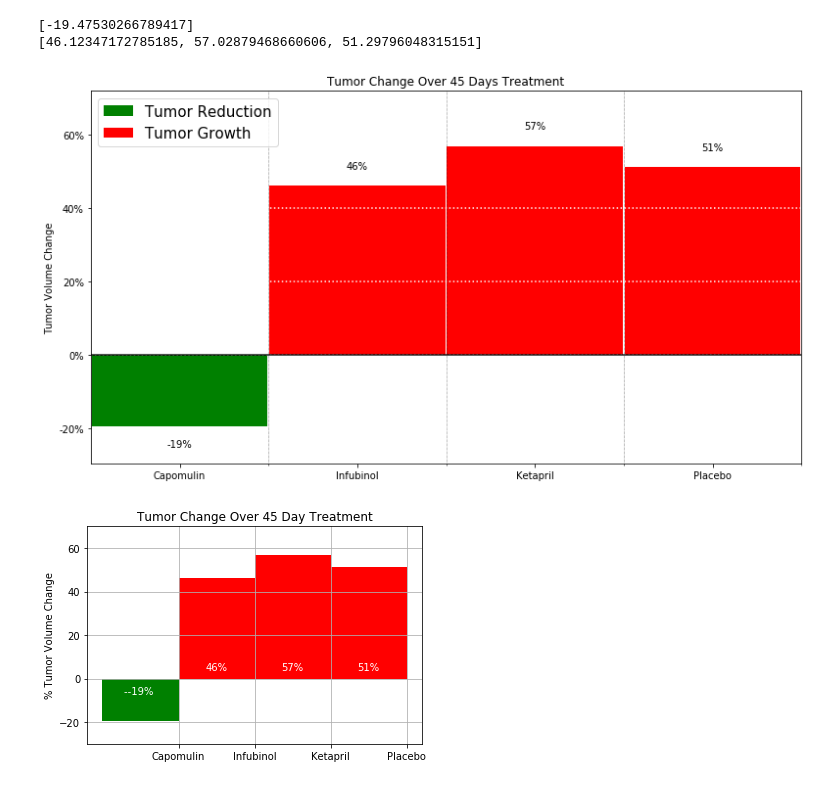
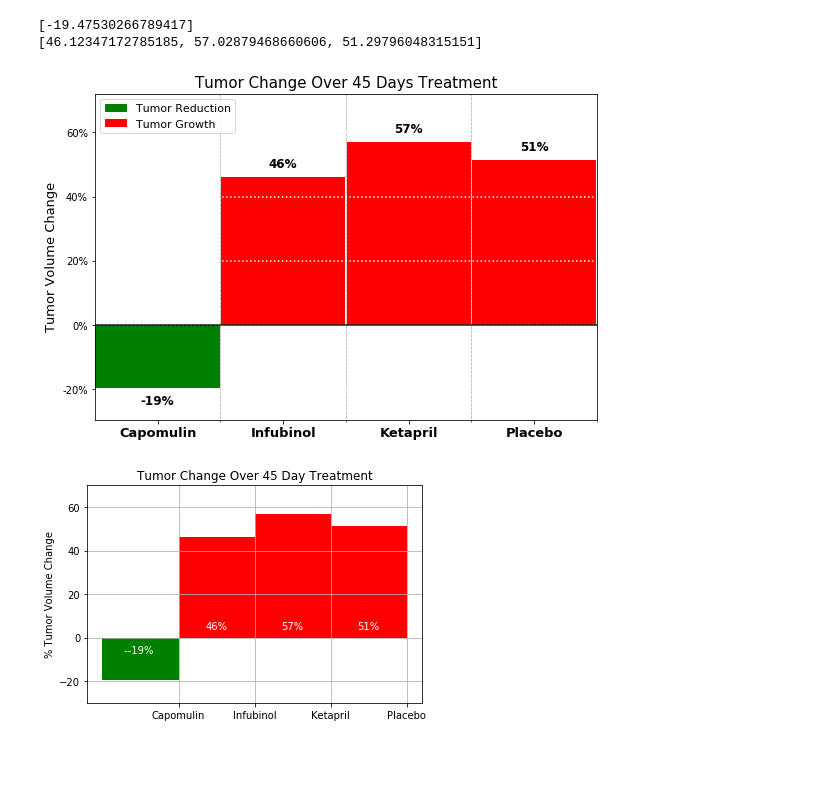
Before and after one commit to Lorsmo/Pymaceuticals, a Jupyter notebook: Pymaceuticals/pymaceuticals_starter.ipynb, the cells around one changed output. Cells and saved outputs as stored; diff of their text form; code cells hidden in the pictures; blank space fills up the shorter version.

```diff
--- a/Pymaceuticals/pymaceuticals_starter.ipynb
+++ b/Pymaceuticals/pymaceuticals_starter.ipynb
@@ -324,75 +320,70 @@ print(failing)
 [-19.47530266789417]
 [46.12347172785185, 57.02879468660606, 51.29796048315151]
 # %%
-# Store all Relevant Percent Changes into a Tuple
+# Store into a Tuple
 tuples_relevant = list(zip(failing, passing))
 
-# Splice the data between passing and failing drugs
-passing_axis = np.arange(0, len(passing))
-failing_axis = np.arange(len(passing), len(failing) + len(passing))
-#tick_locations = (passing_axis, failing_axis)
-fig, ax = plt.subplots(figsize = (13,7))
-#ax.figure(figsize = (13,7))
+# Generate the Plot
+fig, ax = plt.subplots(figsize = (9,6))
 passing_bar = ax.bar(passing_axis, passing, facecolor="green", width=0.99, align="center")
 failing_bar = ax.bar(failing_axis, failing, facecolor="red", width=0.99, align="center")
 
-locs = np.arange(len(drugs))
-
-ax.set_xticks(locs + 0.5, minor=True)
-ax.set_xticks(locs)
-ax.set_xticklabels(drugs)
-#Turn on the grid for the minor ticks
-ax.grid(True, which='minor', color='black', linestyle='dotted', linewidth=0.5)
-
-ax.yaxis.grid(which="major", color='white', linestyle='dotted', linewidth=1.5)
-
-ax.legend((passing_bar[0], failing_bar[0]), ('Tumor Reduction', 'Tumor Growth'), loc=2, fontsize='15')
-
+# Set x axis, x and y axes limits
+passing_axis = np.arange(0, len(passing))
+failing_axis = np.arange(len(passing), len(failing) + len(passing))
 ax.set_ylim(min(passing)-10,max(failing)+15)
 ax.set_xlim(-0.5, 3.5)
 
+# Set the major ticks at the centers and minor tick at the edges
+locs = np.arange(len(drugs))
+ax.set_xticks(locs + 0.5, minor=True)
+ax.set_xticks(locs)
+ax.set_xticklabels(drugs, fontsize='13', weight='bold')
+
+# Create title, labels for the Y axis and legend
+ax.set_title("Tumor Change Over 45 Days Treatment", fontsize=15)
+ax.set_ylabel("Tumor Volume Change", fontsize=13)
+ax.legend((passing_bar[0], failing_bar[0]), ('Tumor Reduction', 'Tumor Growth'), loc=2, fontsize='11')
+
+# Set the percent sign on the y axis
 formatter = FuncFormatter(lambda y, pos: "%d%%" % (y))
 ax.yaxis.set_major_formatter(formatter)
-#Add a horizontal line at y = 0
-#
+
+# Add a horizontal line at y = 0
 plt.axhline(y=0, color = 'black', alpha=0.9)
-# Orient widths. Add labels, tick marks, etc.
-ax.set_title("Tumor Change Over 45 Days Treatment")
-#plt.xlabel("Treatments")
-ax.set_ylabel("Tumor Volume Change")
 
+# Turn on the grid for the minor ticks and set a grid for the major ticks
+ax.xaxis.grid(which='minor', color='black', linestyle='dotted', linewidth=0.5)
+ax.yaxis.grid(which="major", color='white', linestyle='dotted', linewidth=1.5)
 
 # Use functions to label the percentages of changes
 def autolabel(bars, ax):
     # Get y-axis height to calculate label position from.
     (y_bottom, y_top) = ax.get_ylim()
     y_height = y_top - y_bottom
 
     for bar in bars:
         height = bar.get_height()
 
         if height < 0:
-            # Vertically align label at top
+            # Vertically align label
             label_position = height - (y_height * 0.06)
         else :
-            label_position = height + (y_height * 0.04)
+            label_position = height + (y_height * 0.02)
 
         ax.text(bar.get_x() + bar.get_width()/2., label_position,
                 '%d' % int(height) + "%",
-                ha='center', va='bottom')
-
+                ha='center', va='bottom', weight='bold', fontsize=12)
 
 # Call functions to implement the function calls
 autolabel(passing_bar, ax)
 autolabel(failing_bar, ax)
 
-# Save the Figure
+# Save and display the chart
 plt.savefig("Charts/tumor_change.png")
-
-# Show the Figure
 plt.show()
 # %% [output]
-[figure, old version]
+[figure, new version]
 # %%
 # %% [output]
 [figure]
```
Also changed, not shown: parts of 7 cells of this notebook, 4 other files.
